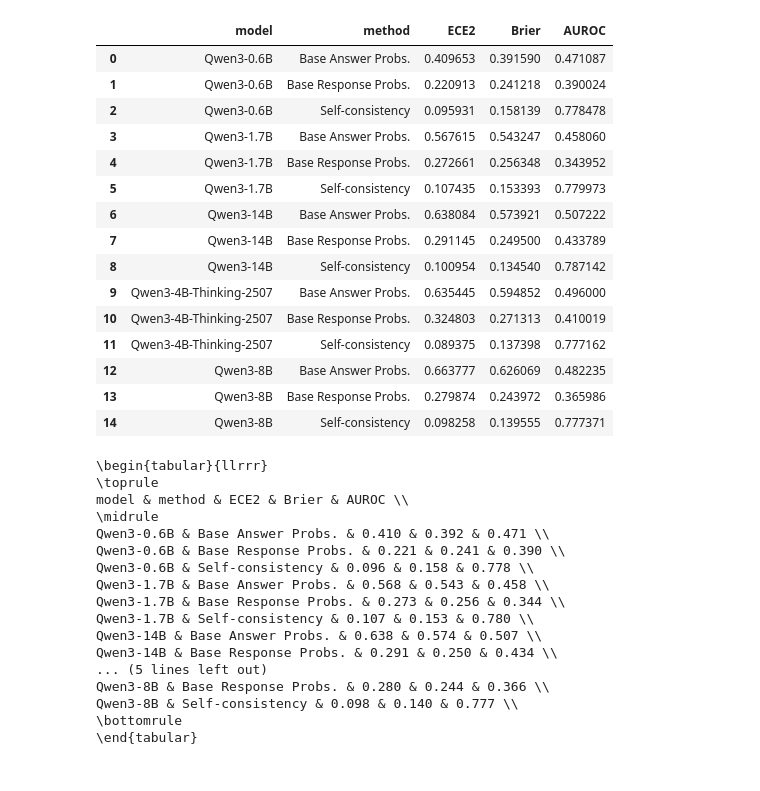
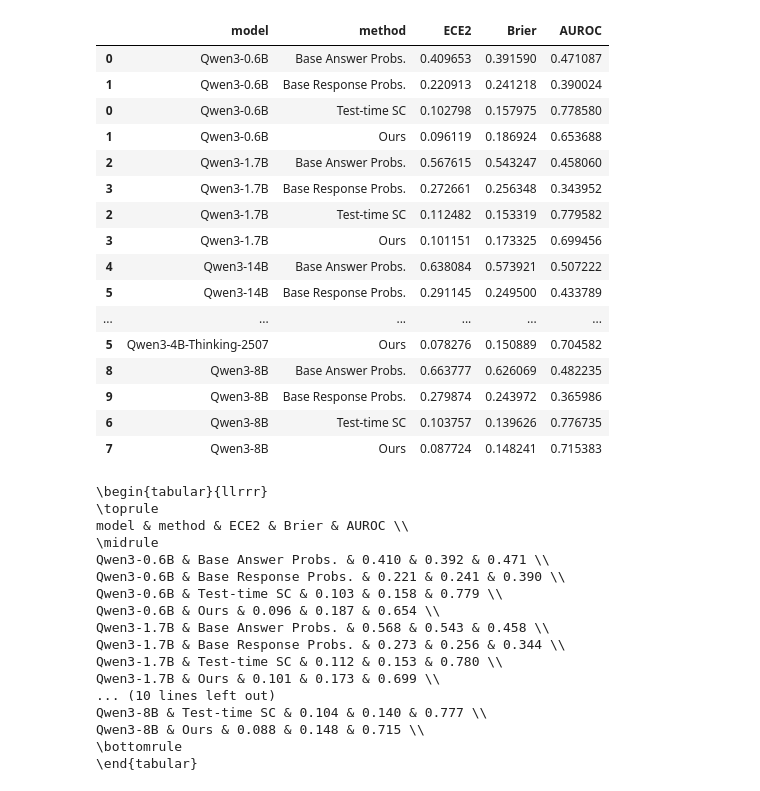
Before and after one commit to thomaspzollo/llm_unsupervised_conf, a Jupyter notebook: experiments/015_explore_base_model_targets.ipynb, the cells around one changed output. Saved outputs shown, nothing was run; the diff lists cells and outputs as text; code cells hidden in the pictures.

```diff
--- a/experiments/002_explore_base_model_targets.ipynb
+++ b/experiments/015_explore_base_model_targets.ipynb
@@ -20,7 +20,6 @@ score_cols = [
 comp_methods = [
     "base_response_avg_prob",
     "base_answer_avg_prob",
-    "consistency"
 ]
 
 base_dir = Path("../outputs")
@@ -196,24 +187,34 @@ labels_map = {
 # %%
 model_df = full_df[["model"]+show_cols].groupby(["model", "method"]).mean().reset_index()
 model_df["method"] = [labels_map[m] for m in model_df["method"].tolist()]
+
+sc_model_df = pd.read_csv("../results/model_averages.csv")
+sc_model_df["model"] = sc_model_df["Model"]
+sc_model_df["method"] = sc_model_df["Method"]
+sc_model_df = sc_model_df[list(model_df.columns)]
+
+model_df = pd.concat([model_df, sc_model_df])
+
+model_df = model_df.sort_values(by=["model"])
 model_df
 # %% [output]
 |  | model | method | ECE2 | Brier | AUROC |
 | 0 | Qwen3-0.6B | Base Answer Probs. | 0.409653 | 0.391590 | 0.471087 |
 | 1 | Qwen3-0.6B | Base Response Probs. | 0.220913 | 0.241218 | 0.390024 |
-| 2 | Qwen3-0.6B | Self-consistency | 0.095931 | 0.158139 | 0.778478 |
-| 3 | Qwen3-1.7B | Base Answer Probs. | 0.567615 | 0.543247 | 0.458060 |
-| 4 | Qwen3-1.7B | Base Response Probs. | 0.272661 | 0.256348 | 0.343952 |
-| 5 | Qwen3-1.7B | Self-consistency | 0.107435 | 0.153393 | 0.779973 |
-| 6 | Qwen3-14B | Base Answer Probs. | 0.638084 | 0.573921 | 0.507222 |
-| 7 | Qwen3-14B | Base Response Probs. | 0.291145 | 0.249500 | 0.433789 |
-| 8 | Qwen3-14B | Self-consistency | 0.100954 | 0.134540 | 0.787142 |
-| 9 | Qwen3-4B-Thinking-2507 | Base Answer Probs. | 0.635445 | 0.594852 | 0.496000 |
-| 10 | Qwen3-4B-Thinking-2507 | Base Response Probs. | 0.324803 | 0.271313 | 0.410019 |
-| 11 | Qwen3-4B-Thinking-2507 | Self-consistency | 0.089375 | 0.137398 | 0.777162 |
-| 12 | Qwen3-8B | Base Answer Probs. | 0.663777 | 0.626069 | 0.482235 |
-| 13 | Qwen3-8B | Base Response Probs. | 0.279874 | 0.243972 | 0.365986 |
-| 14 | Qwen3-8B | Self-consistency | 0.098258 | 0.139555 | 0.777371 |
+| 0 | Qwen3-0.6B | Test-time SC | 0.102798 | 0.157975 | 0.778580 |
+| 1 | Qwen3-0.6B | Ours | 0.096119 | 0.186924 | 0.653688 |
+| 2 | Qwen3-1.7B | Base Answer Probs. | 0.567615 | 0.543247 | 0.458060 |
+| 3 | Qwen3-1.7B | Base Response Probs. | 0.272661 | 0.256348 | 0.343952 |
+| 2 | Qwen3-1.7B | Test-time SC | 0.112482 | 0.153319 | 0.779582 |
+| 3 | Qwen3-1.7B | Ours | 0.101151 | 0.173325 | 0.699456 |
+| 4 | Qwen3-14B | Base Answer Probs. | 0.638084 | 0.573921 | 0.507222 |
+| 5 | Qwen3-14B | Base Response Probs. | 0.291145 | 0.249500 | 0.433789 |
+| ... | ... | ... | ... | ... | ... |
+| 5 | Qwen3-4B-Thinking-2507 | Ours | 0.078276 | 0.150889 | 0.704582 |
+| 8 | Qwen3-8B | Base Answer Probs. | 0.663777 | 0.626069 | 0.482235 |
+| 9 | Qwen3-8B | Base Response Probs. | 0.279874 | 0.243972 | 0.365986 |
+| 6 | Qwen3-8B | Test-time SC | 0.103757 | 0.139626 | 0.776735 |
+| 7 | Qwen3-8B | Ours | 0.087724 | 0.148241 | 0.715383 |
 # %%
 print(model_df.to_latex(index=False, float_format="%.3f"))
 # %% [output]
@@ -223,15 +224,15 @@ model & method & ECE2 & Brier & AUROC \\
 \midrule
 Qwen3-0.6B & Base Answer Probs. & 0.410 & 0.392 & 0.471 \\
 Qwen3-0.6B & Base Response Probs. & 0.221 & 0.241 & 0.390 \\
-Qwen3-0.6B & Self-consistency & 0.096 & 0.158 & 0.778 \\
+Qwen3-0.6B & Test-time SC & 0.103 & 0.158 & 0.779 \\
+Qwen3-0.6B & Ours & 0.096 & 0.187 & 0.654 \\
 Qwen3-1.7B & Base Answer Probs. & 0.568 & 0.543 & 0.458 \\
 Qwen3-1.7B & Base Response Probs. & 0.273 & 0.256 & 0.344 \\
-Qwen3-1.7B & Self-consistency & 0.107 & 0.153 & 0.780 \\
-Qwen3-14B & Base Answer Probs. & 0.638 & 0.574 & 0.507 \\
-Qwen3-14B & Base Response Probs. & 0.291 & 0.250 & 0.434 \\
-... (5 lines left out)
-Qwen3-8B & Base Response Probs. & 0.280 & 0.244 & 0.366 \\
-Qwen3-8B & Self-consistency & 0.098 & 0.140 & 0.777 \\
+Qwen3-1.7B & Test-time SC & 0.112 & 0.153 & 0.780 \\
+Qwen3-1.7B & Ours & 0.101 & 0.173 & 0.699 \\
+... (10 lines left out)
+Qwen3-8B & Test-time SC & 0.104 & 0.140 & 0.777 \\
+Qwen3-8B & Ours & 0.088 & 0.148 & 0.715 \\
 \bottomrule
 \end{tabular}
 # %%
```
Also changed, not shown: parts of 4 cells of this notebook.
